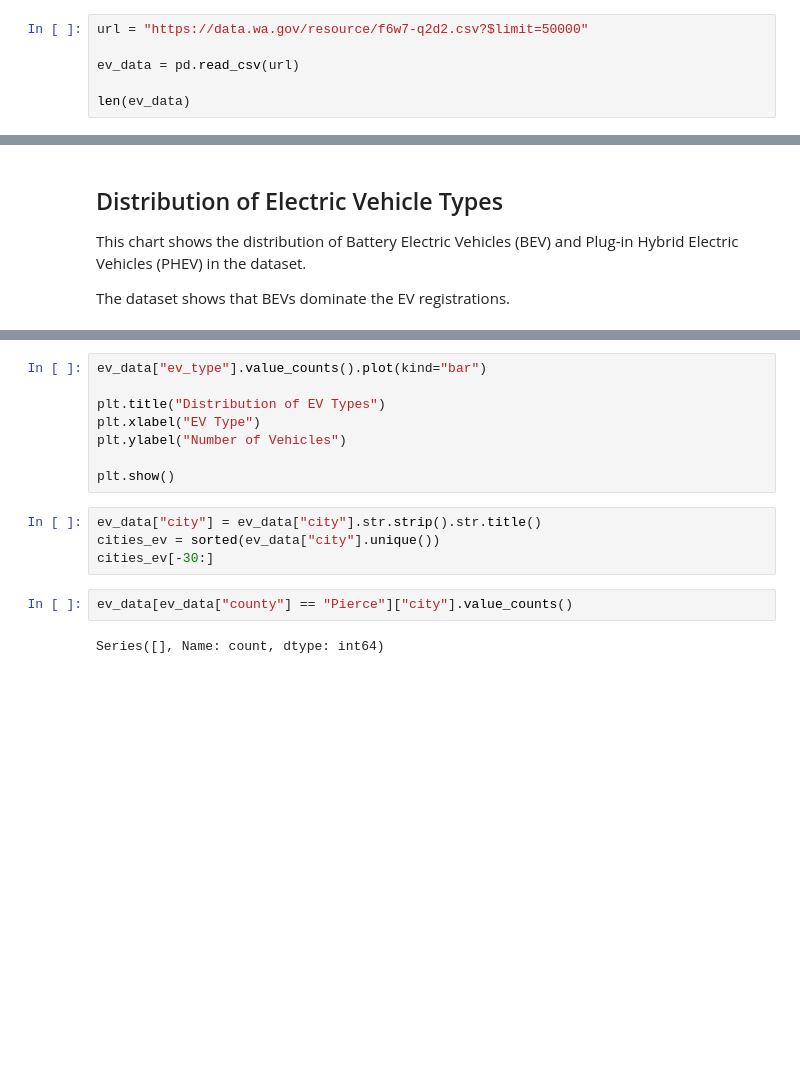
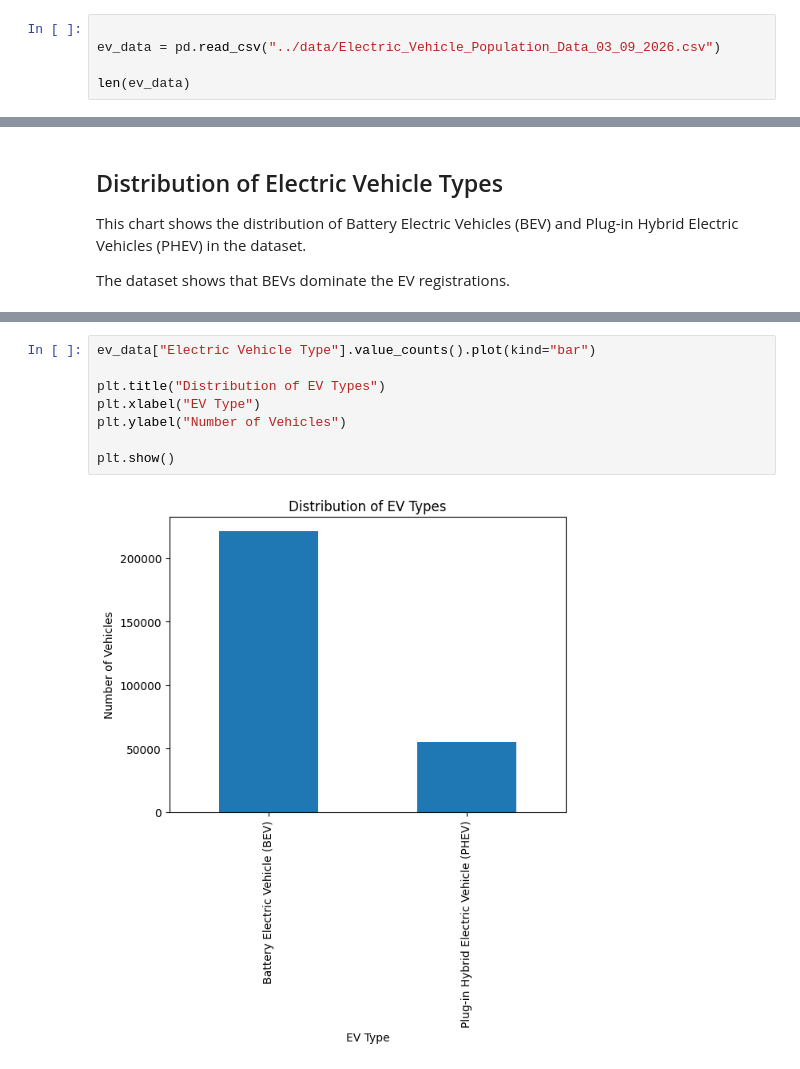
Before and after one commit to OsmanyGithub/Tacoma-EV-Dashboard, a Jupyter notebook: notebooks/ev_data_analysis.ipynb, the cells around one changed output, grey strips where cells are left out. Saved outputs shown, nothing was run; the diff lists cells and outputs as text; blank space fills up the shorter version.

Commit message:
Add Tacoma EV Type distribution chart with gradient

```diff
--- a/notebooks/ev_data_analysis.ipynb
+++ b/notebooks/ev_data_analysis.ipynb
@@ -11,9 +13,8 @@ import seaborn as sns
 
 print("Libraries loaded successfully")
 # %%
-url = "https://data.wa.gov/resource/f6w7-q2d2.csv?$limit=50000"
 
-ev_data = pd.read_csv(url)
+ev_data = pd.read_csv("../data/Electric_Vehicle_Population_Data_03_09_2026.csv")
 
 len(ev_data)
 # %%
@@ -36,16 +43,10 @@ tacoma_ev.head()
 # %%
-ev_data["ev_type"].value_counts().plot(kind="bar")
+ev_data["Electric Vehicle Type"].value_counts().plot(kind="bar")
 
 plt.title("Distribution of EV Types")
 plt.xlabel("EV Type")
 plt.ylabel("Number of Vehicles")
 
 plt.show()
+# %% [output]
+[figure, added]
-# %%
-ev_data["city"] = ev_data["city"].str.strip().str.title()
-cities_ev = sorted(ev_data["city"].unique())
-cities_ev[-30:]
-# %%
-ev_data[ev_data["county"] == "Pierce"]["city"].value_counts()
-# %% [output]
-Series([], Name: count, dtype: int64)
```
Also changed, not shown: parts of 8 cells of this notebook.
